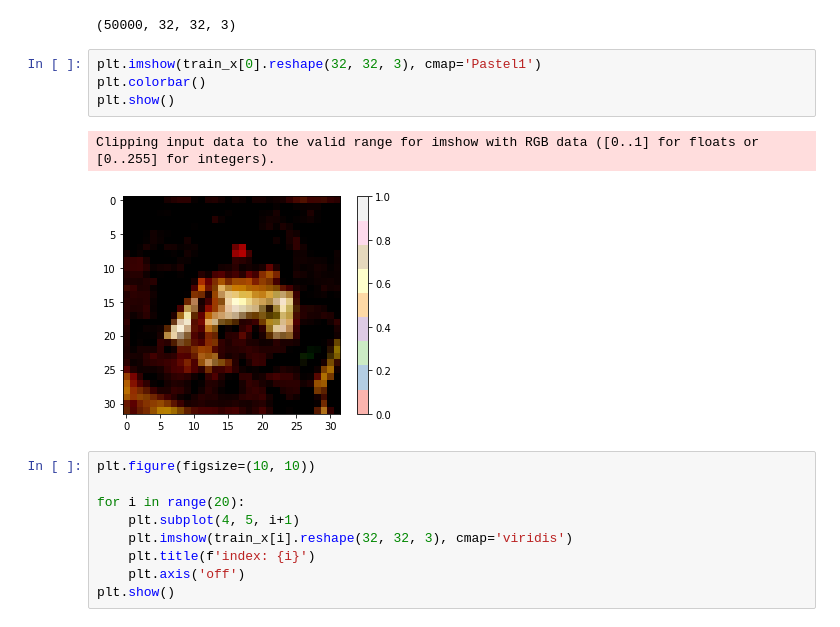
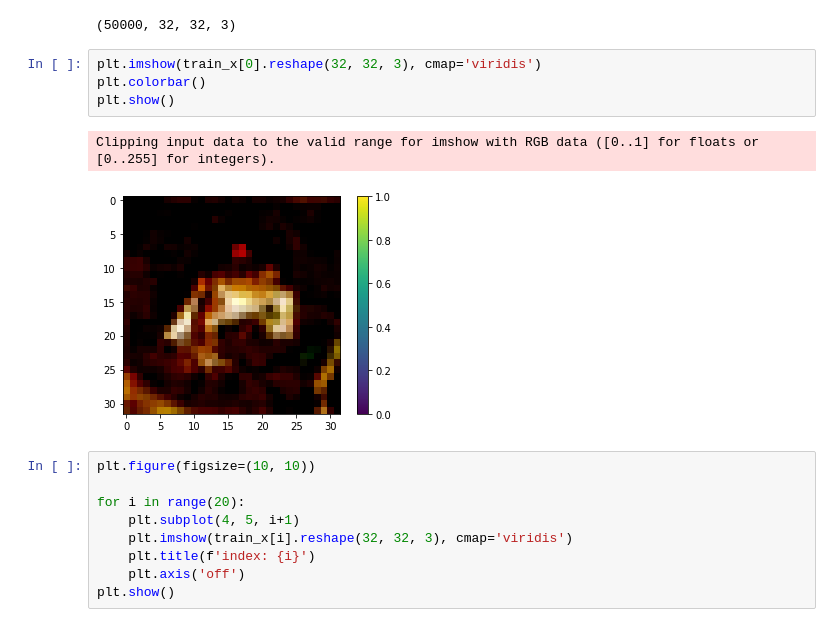
Before and after one commit to HanSungduk/first-repository, a Jupyter notebook: GoingDeeper6_project.ipynb, the cells around one changed output. Saved outputs shown, nothing was run; the diff lists cells and outputs as text.

```diff
--- a/GoingDeeper6_project.ipynb
+++ b/GoingDeeper6_project.ipynb
@@ -43,12 +43,12 @@ train_x.shape
 # %% [output]
 (50000, 32, 32, 3)
 # %%
-plt.imshow(train_x[0].reshape(32, 32, 3), cmap='Pastel1')
+plt.imshow(train_x[0].reshape(32, 32, 3), cmap='viridis')
 plt.colorbar()
 plt.show()
 # %% [output]
 Clipping input data to the valid range for imshow with RGB data ([0..1] for floats or [0..255] for integers).
-[figure, old version]
+[figure, new version]
 # %%
 plt.figure(figsize=(10, 10))
 
```
Also changed, not shown: parts of 8 cells of this notebook.
